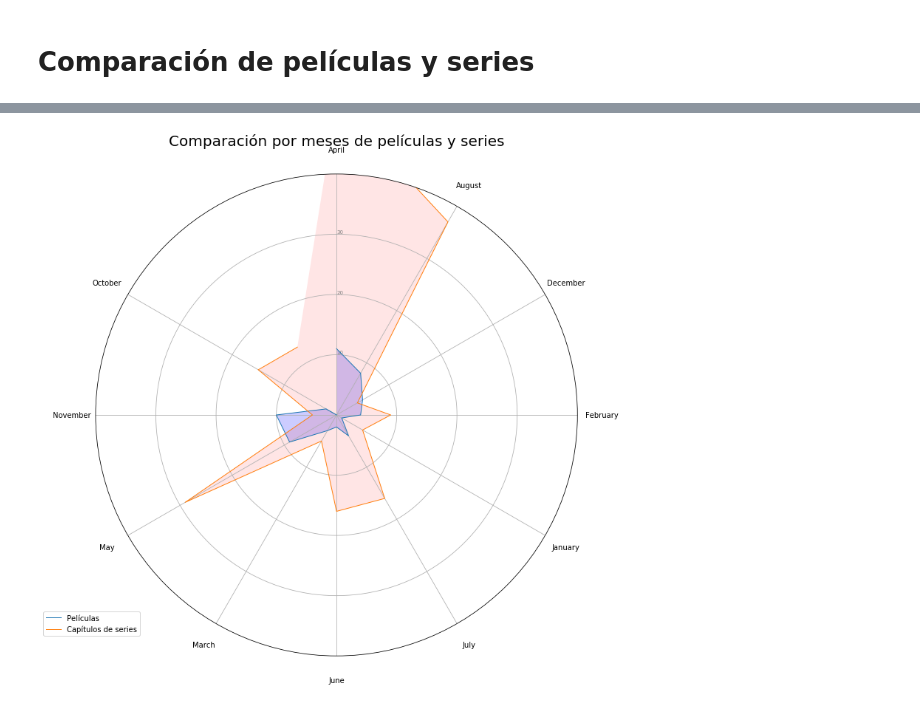
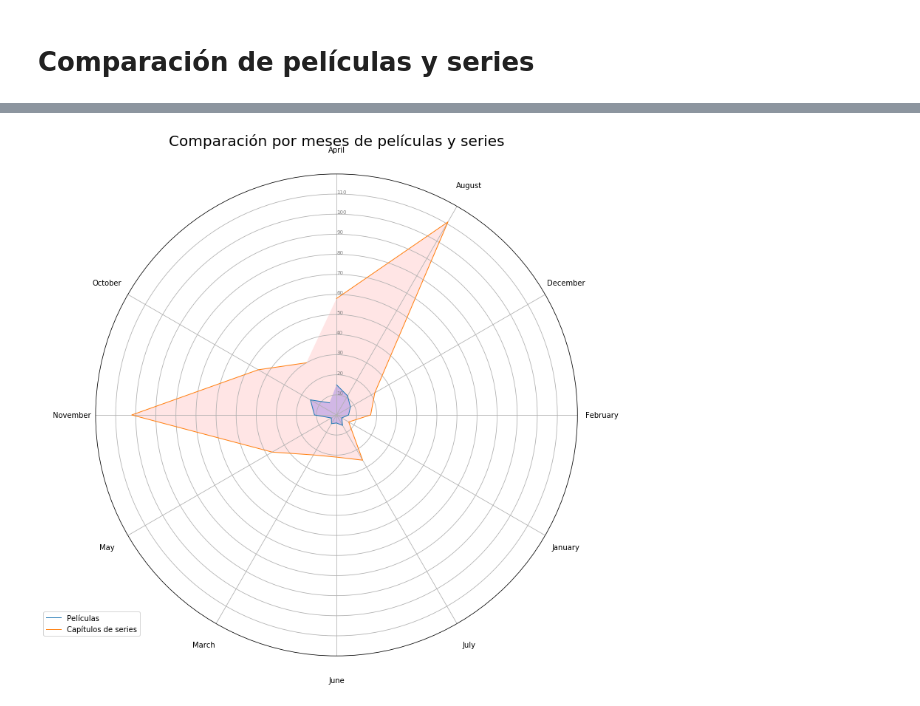
Before and after one commit to davidbonar1/Data-Science---An-lisis-Netflix-, a Jupyter notebook: Análisis de netflix.ipynb, the cells around one changed output, grey strips where cells are left out. Cells and saved outputs as stored; diff of their text form; code cells hidden in the pictures.

```diff
--- a/Análisis de netflix.ipynb
+++ b/Análisis de netflix.ipynb
@@ -672,8 +675,8 @@ plt.show()
 # %%
 # Por meses
 #En las pelis hay que añadir mayo, que está vacío:
-mayo = pd.Series([0], index=['May'])
-pelis_por_mes = pelis_por_mes.append(mayo)
+#mayo = pd.Series([0], index=['May'])
+#pelis_por_mes = pelis_por_mes.append(mayo)
 
 fig = plt.figure(figsize=(12,12))
 # number of variable
@@ -693,33 +696,33 @@ ax.set_theta_offset(pi / 2)
 ax.set_theta_direction(-1)
 
 # Draw one axe per variable + add labels labels yet
 plt.xticks(angles[:-1], categories)
 
 # Draw ylabels
 ax.set_rlabel_position(0)
-plt.yticks([10,20,30], ["10","20","30"], color="grey", size=7)
-plt.ylim(0,40)
+plt.yticks([10,20,30,40,50,60,70,80,90,100,110], ["10","20","30","40","50","60","70","80","90","100","110"], color="grey", size=7)
+plt.ylim(0,120)
 
 
 # ------- PART 2: Add plots
 
 # Plot each individual = each line of the data
 # I don't do a loop, because plotting more than 3 groups makes the chart unreadable
 
 # Ind1
 values_pelis_mes=pelis_por_mes.values
 ax.plot(angles, values_pelis_mes, linewidth=1, linestyle='solid', label="Películas")
 ax.fill(angles, values_pelis_mes, 'b', alpha=0.2)
 
 # Ind2
 values_series_mes=capitulos_por_mes.values
 ax.plot(angles, values_series_mes, linewidth=1, linestyle='solid', label="Capítulos de series")
 ax.fill(angles, values_series_mes, 'r', alpha=0.1)
 
 # Add legend
 plt.legend(loc='upper right', bbox_to_anchor=(0.1, 0.1))
 plt.title("Comparación por meses de películas y series",fontsize=20, color='black')
 
 plt.show()
 # %% [output]
-[figure, old version]
+[figure, new version]
```
Also changed, not shown: parts of 24 cells of this notebook.
